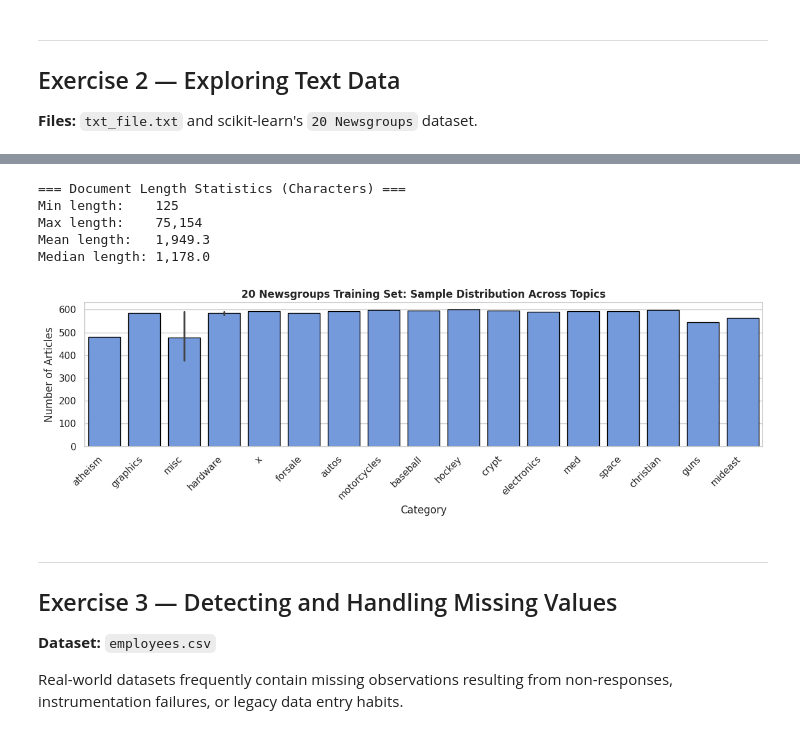
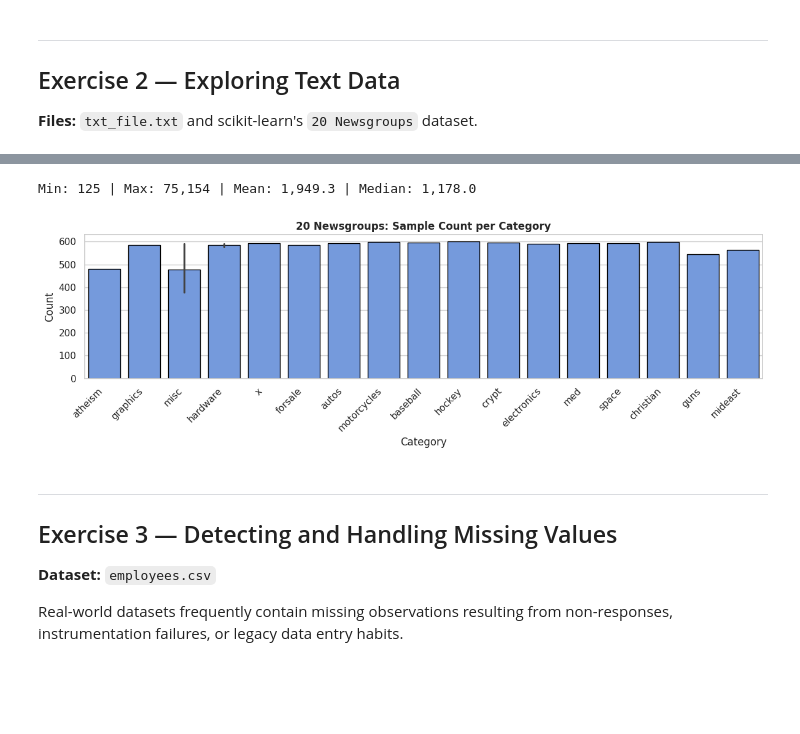
Before and after one commit to BENRAHMOUNEANES/machine-learning-tp1-anes-benrahmoune, a Jupyter notebook: TP1_Solutions.ipynb, the cells around one changed output, grey strips where cells are left out. Cells and saved outputs as stored; diff of their text form; code cells hidden in the pictures; blank space fills up the shorter version.

```diff
--- a/TP1_Solutions.ipynb
+++ b/TP1_Solutions.ipynb
@@ -204,13 +192,9 @@ Test set count:     30 (20.0%)
 ## Exercise 2 — Exploring Text Data
 **Files:** `txt_file.txt` and scikit-learn's `20 Newsgroups` dataset.
 # %%
-# 1 & 2. Open txt_file.txt with UTF-8 encoding and iterate displaying each line
+# 1 & 2. Read txt_file.txt line by line
 txt_path = os.path.join(DATA_DIR, "txt_file.txt")
-print(f"Reading text file: {txt_path}\n")
-
 with open(txt_path, "r", encoding="utf-8") as f:
     for idx, line in enumerate(f, start=1):
-        # rstrip removes trailing newline characters ('\n', '\r')
-        clean_line = line.rstrip("\r\n")
-        print(f"Line {idx}: {clean_line}")
+        print(f"Line {idx}: {line.rstrip('\r\n')}")
 # %% [output]
@@ -270,33 +243,22 @@ From: lerxst@wam.umd.edu (where's my thing)
   [18] talk.politics.misc
   [19] talk.religion.misc
 # %%
-# 7. Optional Extension: Document length distribution and class counts
+# 7. Document length statistics & class distribution
 doc_lengths = [len(doc) for doc in newsgroups_train.data]
+print(f"Min: {np.min(doc_lengths):,} | Max: {np.max(doc_lengths):,} | Mean: {np.mean(doc_lengths):,.1f} | Median: {np.median(doc_lengths):,.1f}")
 
-print("=== Document Length Statistics (Characters) ===")
-print(f"Min length:    {np.min(doc_lengths):,}")
-print(f"Max length:    {np.max(doc_lengths):,}")
-print(f"Mean length:   {np.mean(doc_lengths):,.1f}")
-print(f"Median length: {np.median(doc_lengths):,.1f}")
-
-# Plot class frequency distribution
 plt.figure(figsize=(12, 4))
 counts = pd.Series(newsgroups_train.target).value_counts().sort_index()
 short_names = [name.split('.')[-1] for name in newsgroups_train.target_names]
-
 sns.barplot(x=short_names, y=counts.values, color="cornflowerblue", edgecolor="black")
-plt.title("20 Newsgroups Training Set: Sample Distribution Across Topics", fontweight="bold")
+plt.title("20 Newsgroups: Sample Count per Category", fontweight="bold")
 plt.xlabel("Category")
-plt.ylabel("Number of Articles")
+plt.ylabel("Count")
 plt.xticks(rotation=45, ha='right')
 plt.show()
 # %% [output]
-=== Document Length Statistics (Characters) ===
-Min length:    125
-Max length:    75,154
-Mean length:   1,949.3
-Median length: 1,178.0
+Min: 125 | Max: 75,154 | Mean: 1,949.3 | Median: 1,178.0
-[figure, old version]
+[figure, new version]
 # %% [markdown]
 ---
 ## Exercise 3 — Detecting and Handling Missing Values
```
Also changed, not shown: parts of 12 cells of this notebook, 1 other file.
